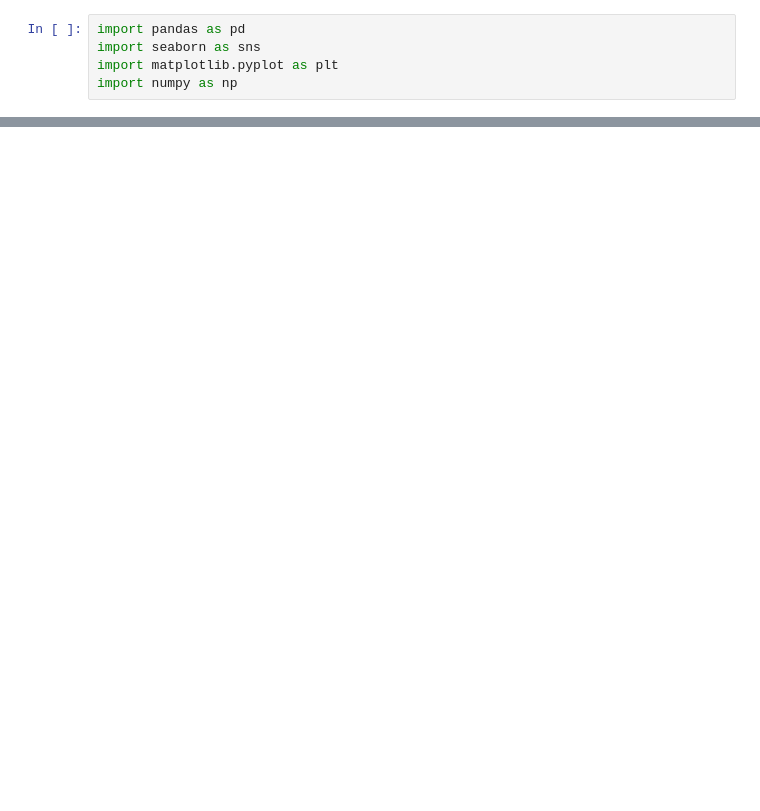
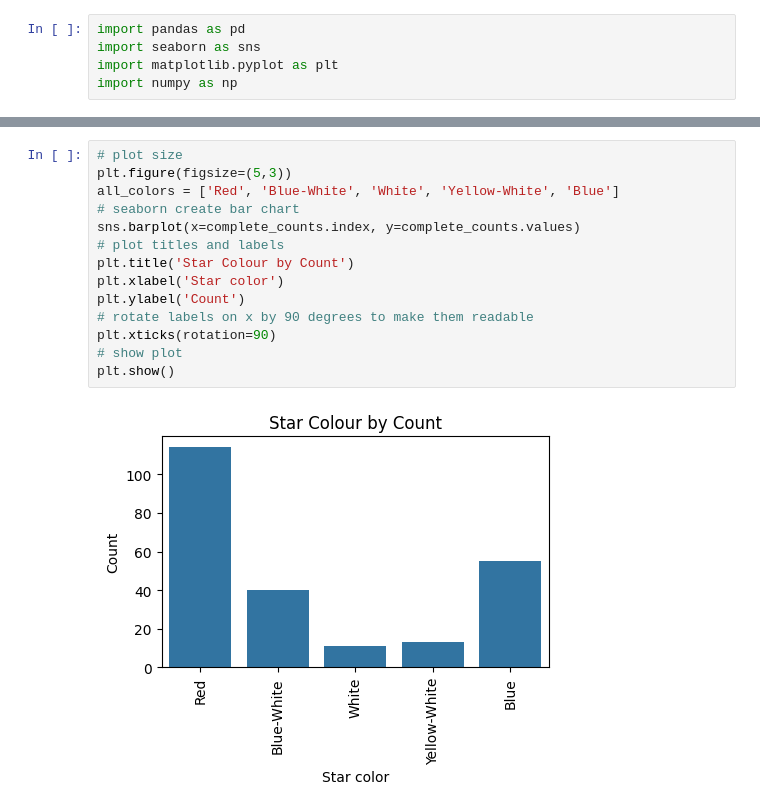
Before and after one commit to zaynah-786/stars-data-visualisation, a Jupyter notebook: stars.ipynb, the cells around one changed output, grey strips where cells are left out. Cells and saved outputs as stored; diff of their text form; blank space fills up the shorter version.

Commit message:
added comments and new visualisation with cleanedish data

```diff
--- a/stars.ipynb
+++ b/stars.ipynb
@@ -64,0 +91,16 @@ plt.show()
+# %%
+# plot size
+plt.figure(figsize=(5,3))
+all_colors = ['Red', 'Blue-White', 'White', 'Yellow-White', 'Blue']
+# seaborn create bar chart
+sns.barplot(x=complete_counts.index, y=complete_counts.values)
+# plot titles and labels
+plt.title('Star Colour by Count')
+plt.xlabel('Star color')
+plt.ylabel('Count')
+# rotate labels on x by 90 degrees to make them readable
+plt.xticks(rotation=90)
+# show plot
+plt.show()
+# %% [output]
+[figure, added]
```
Also changed, not shown: parts of 7 cells of this notebook.
